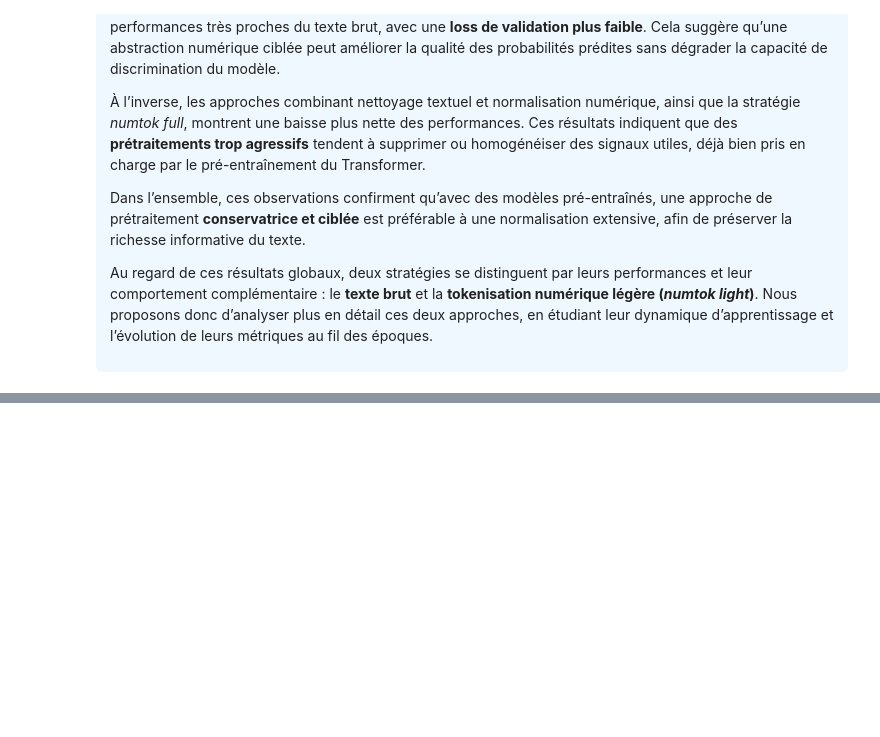
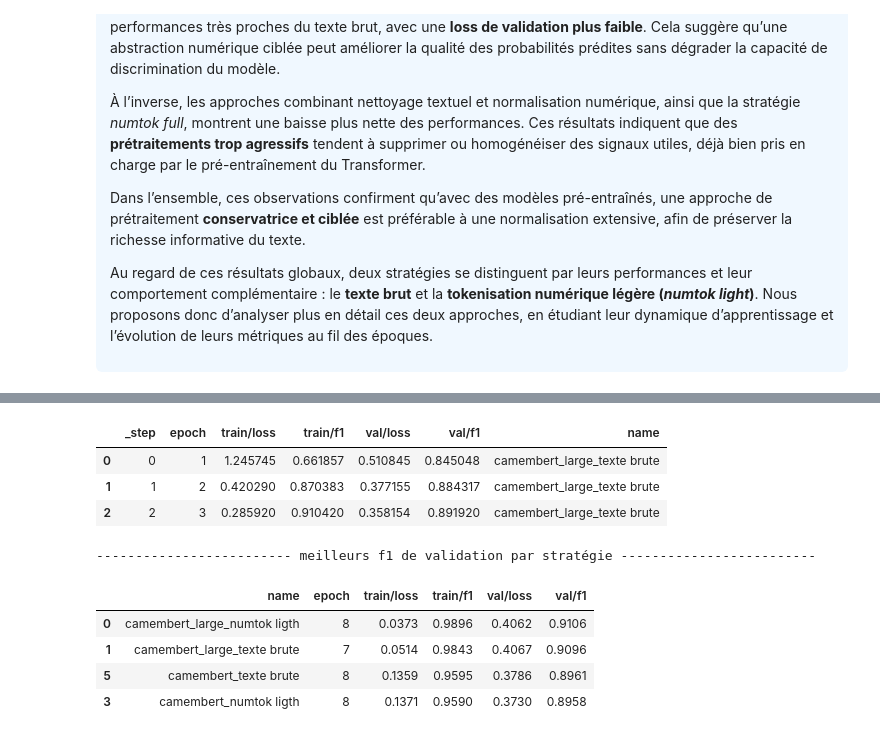
Before and after one commit to beautiful-pixel/DS_rakuten, a Jupyter notebook: notebooks/text_05_embedding_preprocess.ipynb, the cells around one changed output, grey strips where cells are left out. Drawn from its saved outputs; the diff is of its cells as text; code cells hidden in the pictures; blank space fills up the shorter version.

```diff
--- a/notebooks/text_05_embedding_preprocess.ipynb
+++ b/notebooks/text_05_embedding_preprocess.ipynb
@@ -424,0 +531,30 @@ des probabilités est un critère central.
+# %%
+run_names = [f"camembert_large_{preproc_name}" for preproc_name in ['texte brute', 'numtok ligth']]
+runs = load_wandb_runs(project_path, run_names)
+history_large_df = load_wandb_history_df(runs)
+
+history_large_df.head(3)
+# %% [output]
+|  | _step | epoch | train/loss | train/f1 | val/loss | val/f1 | name |
+| 0 | 0 | 1 | 1.245745 | 0.661857 | 0.510845 | 0.845048 | camembert_large_texte brute |
+| 1 | 1 | 2 | 0.420290 | 0.870383 | 0.377155 | 0.884317 | camembert_large_texte brute |
+| 2 | 2 | 3 | 0.285920 | 0.910420 | 0.358154 | 0.891920 | camembert_large_texte brute |
+# %%
+best_f1_large_df = (
+    history_large_df
+    .sort_values("val/f1", ascending=False)
+    .groupby("name", as_index=False)
+    .first()
+    .drop('_step', axis=1)
+)
+
+print("-"*25 + " meilleurs f1 de validation par stratégie "+"-"*25)
+
+pd.concat([best_f1_df.iloc[:2], best_f1_large_df], axis=0).sort_values("val/f1", ascending=False).round(4)
+# %% [output]
+------------------------- meilleurs f1 de validation par stratégie -------------------------
+|  | name | epoch | train/loss | train/f1 | val/loss | val/f1 |
+| 0 | camembert_large_numtok ligth | 8 | 0.0373 | 0.9896 | 0.4062 | 0.9106 |
+| 1 | camembert_large_texte brute | 7 | 0.0514 | 0.9843 | 0.4067 | 0.9096 |
+| 5 | camembert_texte brute | 8 | 0.1359 | 0.9595 | 0.3786 | 0.8961 |
+| 3 | camembert_numtok ligth | 8 | 0.1371 | 0.9590 | 0.3730 | 0.8958 |
```
Also changed, not shown: parts of 15 cells of this notebook.
